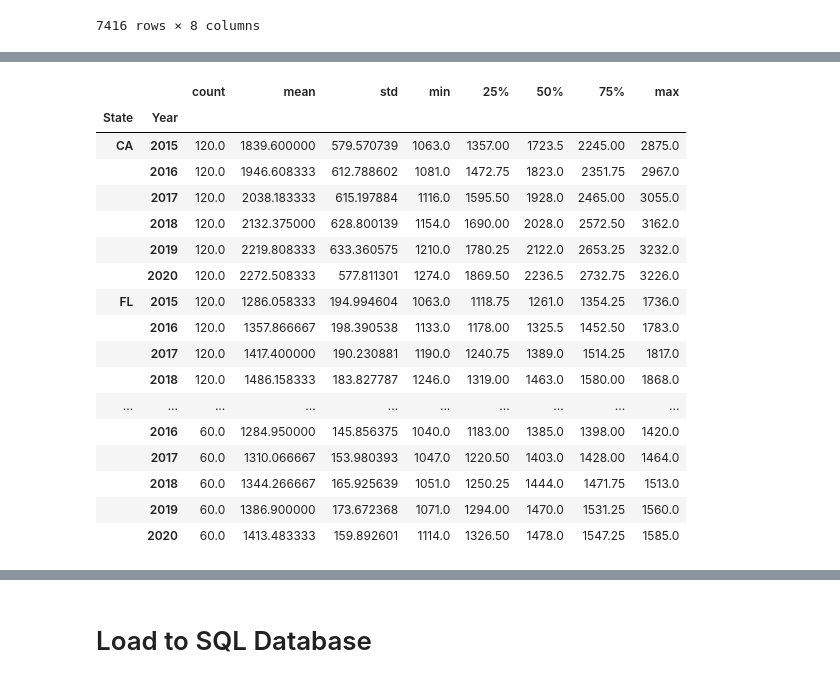
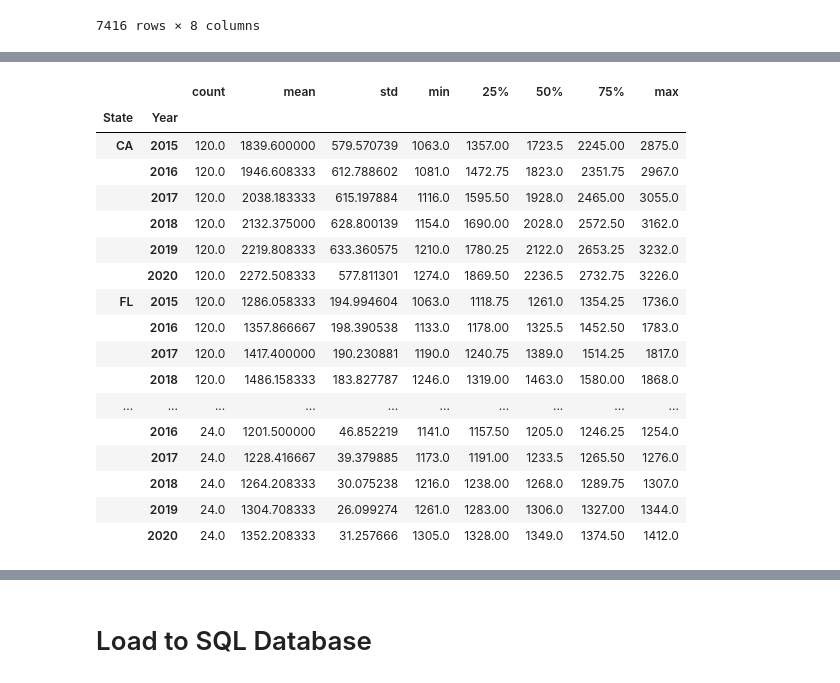
Before and after one commit to aliciasply/InterState-Migration, a Jupyter notebook: Code/Rental_Price-alicia.ipynb, the cells around one changed output, grey strips where cells are left out. Cells and saved outputs as stored; diff of their text form; code cells hidden in the pictures.

Commit message:
cleaned up housing price hvplot and rental price hvplot

```diff
--- a/Code/Rental_Price-alicia.ipynb
+++ b/Code/Rental_Price-alicia.ipynb
@@ -135,0 +110,16 @@ top5states_rent.head(100)
+# %%
+# pulling up the top 5 States that most people migrated to -
+# "Florida", "Texas", "California", "North Carolina", "Arizona"
+fl_rental_df = new_rental_df[new_rental_df['State'] == 'FL']
+tx_rental_df = new_rental_df[new_rental_df['State'] == 'TX']
+ca_rental_df = new_rental_df[new_rental_df['State'] == 'CA']
+nc_rental_df = new_rental_df[new_rental_df['State'] == 'NC']
+az_rental_df = new_rental_df[new_rental_df['State'] == 'AZ']
+
+# Top 5 States that people migrate out of -
+# "California", "New York", "Virginia", "Florida", "Texas"
+ca_rental_df= new_rental_df[new_rental_df['State'] == 'CA']
+ny_rental_df = new_rental_df[new_rental_df['State'] == 'NY']
+va_rental_df = new_rental_df[new_rental_df['State'] == 'VA']
+fl_rental_df = new_rental_df[new_rental_df['State'] == 'FL']
+tx_rental_df = new_rental_df[new_rental_df['State'] == 'TX']
@@ -135,0 +139,6 @@ top5states_rent.head(100)
+# %%
+# Top 5 States that people migrate out of
+# # "California", "New York", "Virginia", "Florida", "Texas"
+
+top5states_outof_rent = pd.concat([ca_rental_df, ny_rental_df, va_rental_df, fl_rental_df, tx_rental_df])
+top5states_outof_rent.head()
@@ -136,23 +175,23 @@ top5states_rent.head(100)
 # %%
-# grouping the housing price by state
-rental_timeseries_df = top5states_rent.groupby(["State", "Year"]).describe()["Rental Price"]
-rental_timeseries_df
+# grouping the housing price by state (Migrate out of)
+rental_outof_timeseries_df = top5states_outof_rent.groupby(["State", "Year"]).describe()["Rental Price"]
+rental_outof_timeseries_df
 # %% [output]
 |  |  | count | mean | std | min | 25% | 50% | 75% | max |
 | State | Year |  |  |  |  |  |  |  |  |
 | CA | 2015 | 120.0 | 1839.600000 | 579.570739 | 1063.0 | 1357.00 | 1723.5 | 2245.00 | 2875.0 |
 |  | 2016 | 120.0 | 1946.608333 | 612.788602 | 1081.0 | 1472.75 | 1823.0 | 2351.75 | 2967.0 |
 |  | 2017 | 120.0 | 2038.183333 | 615.197884 | 1116.0 | 1595.50 | 1928.0 | 2465.00 | 3055.0 |
 |  | 2018 | 120.0 | 2132.375000 | 628.800139 | 1154.0 | 1690.00 | 2028.0 | 2572.50 | 3162.0 |
 |  | 2019 | 120.0 | 2219.808333 | 633.360575 | 1210.0 | 1780.25 | 2122.0 | 2653.25 | 3232.0 |
 |  | 2020 | 120.0 | 2272.508333 | 577.811301 | 1274.0 | 1869.50 | 2236.5 | 2732.75 | 3226.0 |
 | FL | 2015 | 120.0 | 1286.058333 | 194.994604 | 1063.0 | 1118.75 | 1261.0 | 1354.25 | 1736.0 |
 |  | 2016 | 120.0 | 1357.866667 | 198.390538 | 1133.0 | 1178.00 | 1325.5 | 1452.50 | 1783.0 |
 |  | 2017 | 120.0 | 1417.400000 | 190.230881 | 1190.0 | 1240.75 | 1389.0 | 1514.25 | 1817.0 |
 |  | 2018 | 120.0 | 1486.158333 | 183.827787 | 1246.0 | 1319.00 | 1463.0 | 1580.00 | 1868.0 |
 | ... | ... | ... | ... | ... | ... | ... | ... | ... | ... |
-|  | 2016 | 60.0 | 1284.950000 | 145.856375 | 1040.0 | 1183.00 | 1385.0 | 1398.00 | 1420.0 |
-|  | 2017 | 60.0 | 1310.066667 | 153.980393 | 1047.0 | 1220.50 | 1403.0 | 1428.00 | 1464.0 |
-|  | 2018 | 60.0 | 1344.266667 | 165.925639 | 1051.0 | 1250.25 | 1444.0 | 1471.75 | 1513.0 |
-|  | 2019 | 60.0 | 1386.900000 | 173.672368 | 1071.0 | 1294.00 | 1470.0 | 1531.25 | 1560.0 |
-|  | 2020 | 60.0 | 1413.483333 | 159.892601 | 1114.0 | 1326.50 | 1478.0 | 1547.25 | 1585.0 |
+|  | 2016 | 24.0 | 1201.500000 | 46.852219 | 1141.0 | 1157.50 | 1205.0 | 1246.25 | 1254.0 |
+|  | 2017 | 24.0 | 1228.416667 | 39.379885 | 1173.0 | 1191.00 | 1233.5 | 1265.50 | 1276.0 |
+|  | 2018 | 24.0 | 1264.208333 | 30.075238 | 1216.0 | 1238.00 | 1268.0 | 1289.75 | 1307.0 |
+|  | 2019 | 24.0 | 1304.708333 | 26.099274 | 1261.0 | 1283.00 | 1306.0 | 1327.00 | 1344.0 |
+|  | 2020 | 24.0 | 1352.208333 | 31.257666 | 1305.0 | 1328.00 | 1349.0 | 1374.50 | 1412.0 |
```
Also changed, not shown: parts of 16 cells of this notebook, 6 other files.
